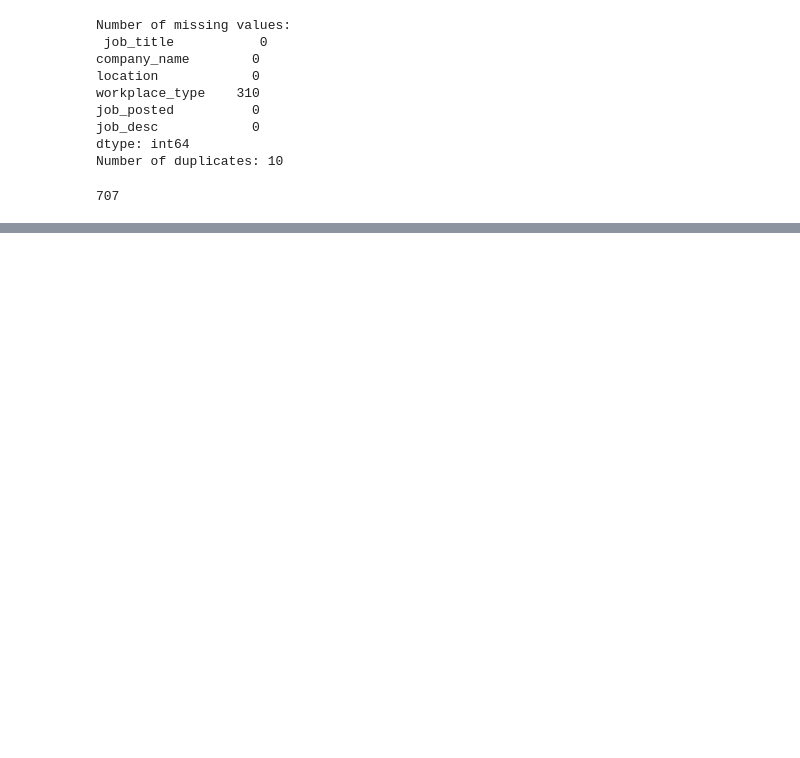
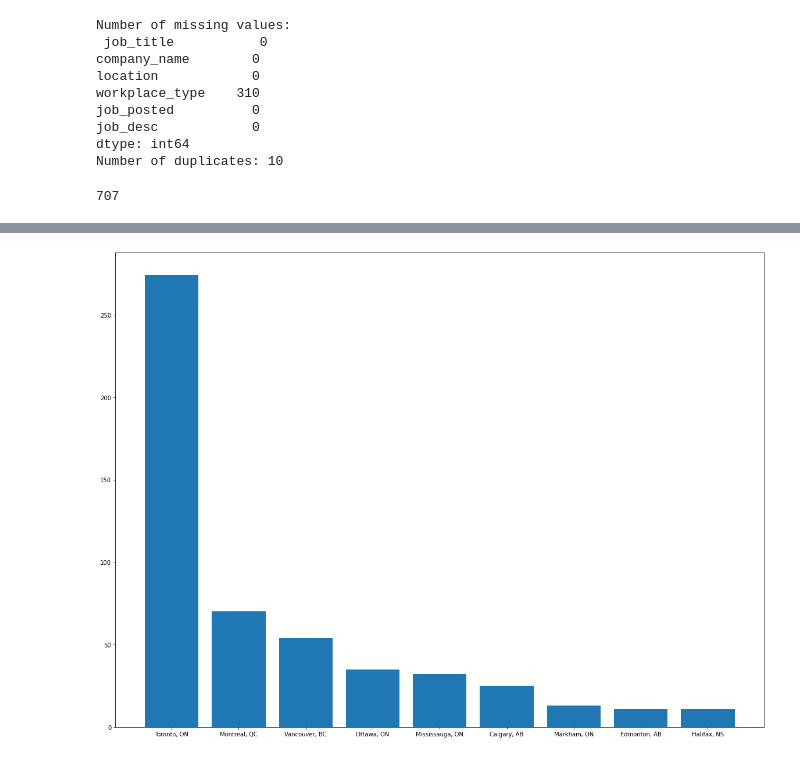
Before and after one commit to Ted0623/linkedin_proj, a Jupyter notebook: jobs_analysis.ipynb, the cells around one changed output, grey strips where cells are left out. Cells and saved outputs as stored; diff of their text form; code cells hidden in the pictures; blank space fills up the shorter version.

Commit message:
added workplace type and location analysis

```diff
--- a/jobs_analysis.ipynb
+++ b/jobs_analysis.ipynb
@@ -80,0 +86,12 @@ plt.show()
+# %%
+# Where companies are located
+counter=Counter(df.location)
+locdict=Counter({k: c for k, c in counter.items() if c >= 10})
+pop=['Canada','Ontario, Canada']
+
+for key in pop:
+    locdict.pop(key,None)
+
+sort_bar(locdict)
+# %% [output]
+[figure, added]
```
Also changed, not shown: parts of 6 cells of this notebook.
